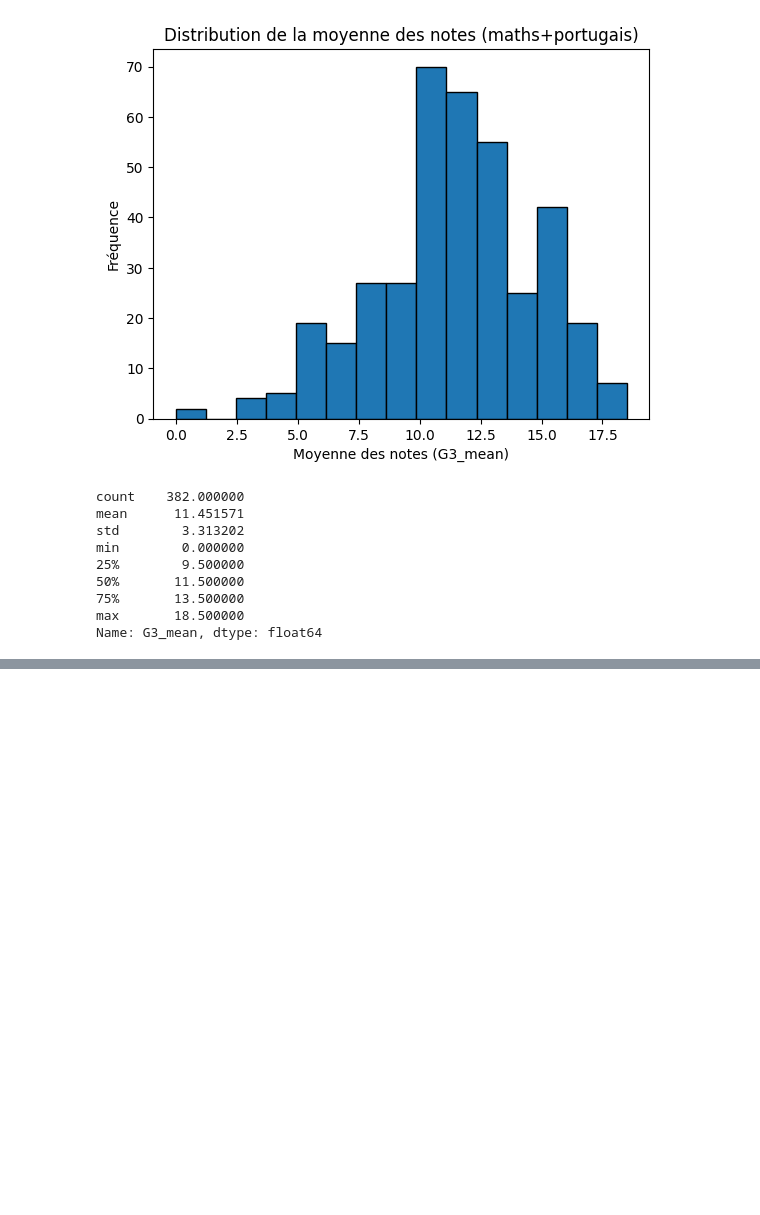
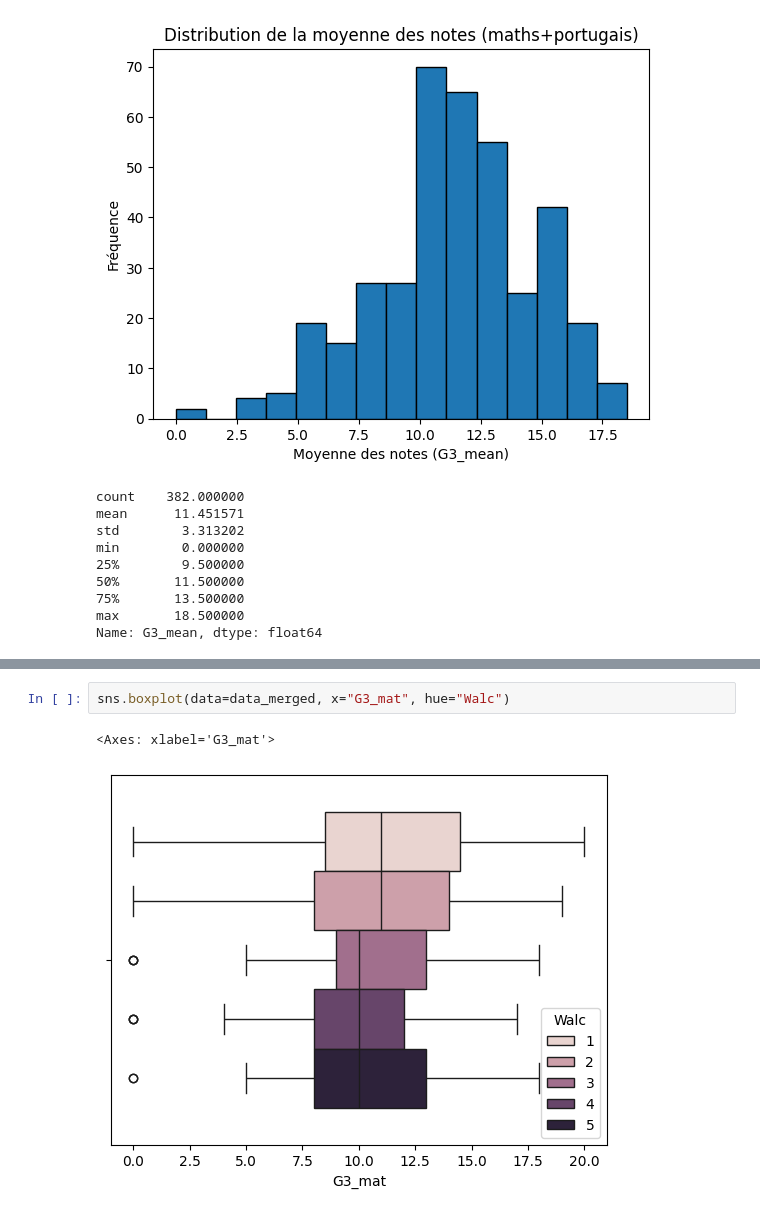
Before and after one commit to Menak49/alcohol-consumption-data-analysis, a Jupyter notebook: source/Exploration.ipynb, the cells around one changed output, grey strips where cells are left out. Cells and saved outputs as stored; diff of their text form; blank space fills up the shorter version.

```diff
--- a/source/Exploration.ipynb
+++ b/source/Exploration.ipynb
@@ -158,0 +175,5 @@ Name: G3_mean, dtype: float64
+# %%
+sns.boxplot(data=data_merged, x="G3_mat", hue="Walc")
+# %% [output]
+<Axes: xlabel='G3_mat'>
+[figure, added]
```
Also changed, not shown: parts of 4 cells of this notebook, 1 other file.
